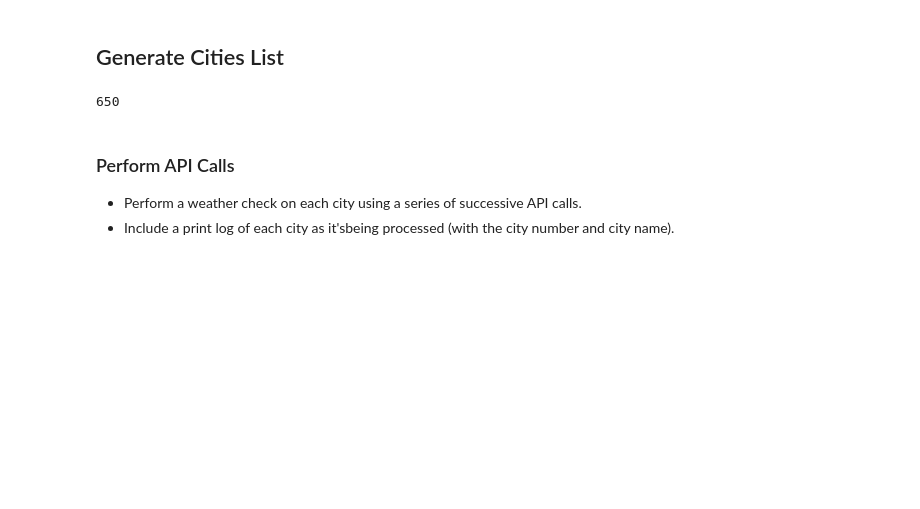
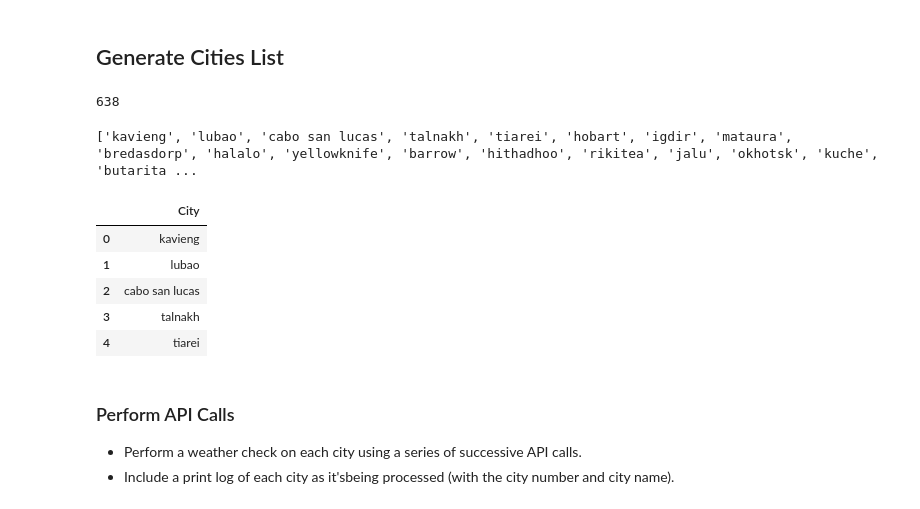
Before and after one commit to vabigdatamover/Barhorst_DataBootCamp_HW, a Jupyter notebook: Barhorst-Homework/Unit_6_API_Homework/WeatherPy.ipynb, the cells around one changed output. Saved outputs shown, nothing was run; the diff lists cells and outputs as text; code cells hidden in the pictures; blank space fills up the shorter version.

```diff
--- a/Barhorst-Homework/Unit_6_API_Homework/WeatherPy.ipynb
+++ b/Barhorst-Homework/Unit_6_API_Homework/WeatherPy.ipynb
@@ -42,7 +42,7 @@ cities = []
 # Create a set of random lat and lng combinations
 lat = np.random.uniform(low=-90.000, high=90.000, size=1500)
 lon = np.random.uniform(low=-180.000, high=180.000, size=1500)
-lat_lon = zip(lats, lon)
+lat_lon = zip(lat, lon)
 
 # Identify nearest city for each lat, lng combination
 for lat_lon in lat_lon:
@@ -55,7 +55,20 @@ for lat_lon in lat_lon:
 # Print the city count to confirm sufficient count
 len(cities)
 # %% [output]
-650
+638
+# %%
+df=pd.DataFrame()
+df['City']= cities
+print(cities)
+df.head()
+# %% [output]
+['kavieng', 'lubao', 'cabo san lucas', 'talnakh', 'tiarei', 'hobart', 'igdir', 'mataura', 'bredasdorp', 'halalo', 'yellowknife', 'barrow', 'hithadhoo', 'rikitea', 'jalu', 'okhotsk', 'kuche', 'butarita ...
+|  | City |
+| 0 | kavieng |
+| 1 | lubao |
+| 2 | cabo san lucas |
+| 3 | talnakh |
+| 4 | tiarei |
 # %% [markdown]
 ### Perform API Calls
 * Perform a weather check on each city using a series of successive API calls.
```
Also changed, not shown: parts of 1 cell of this notebook.
